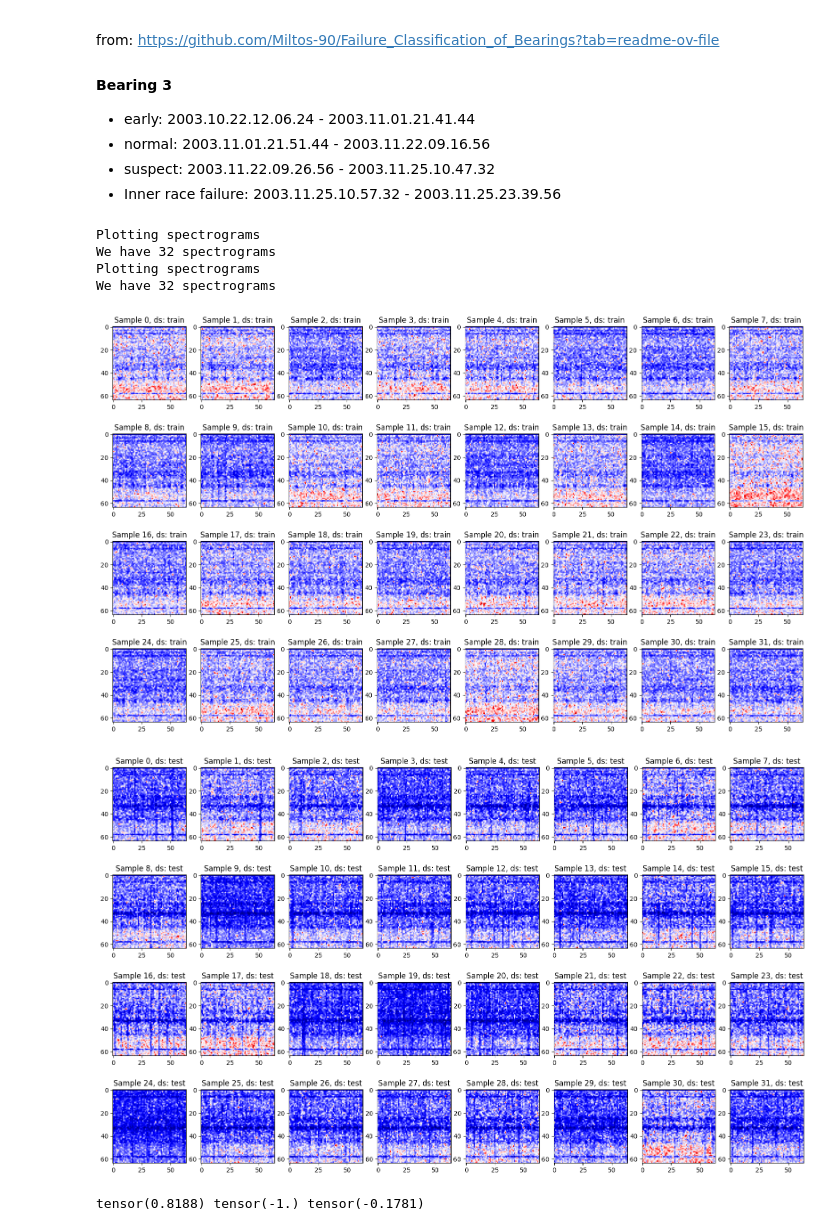
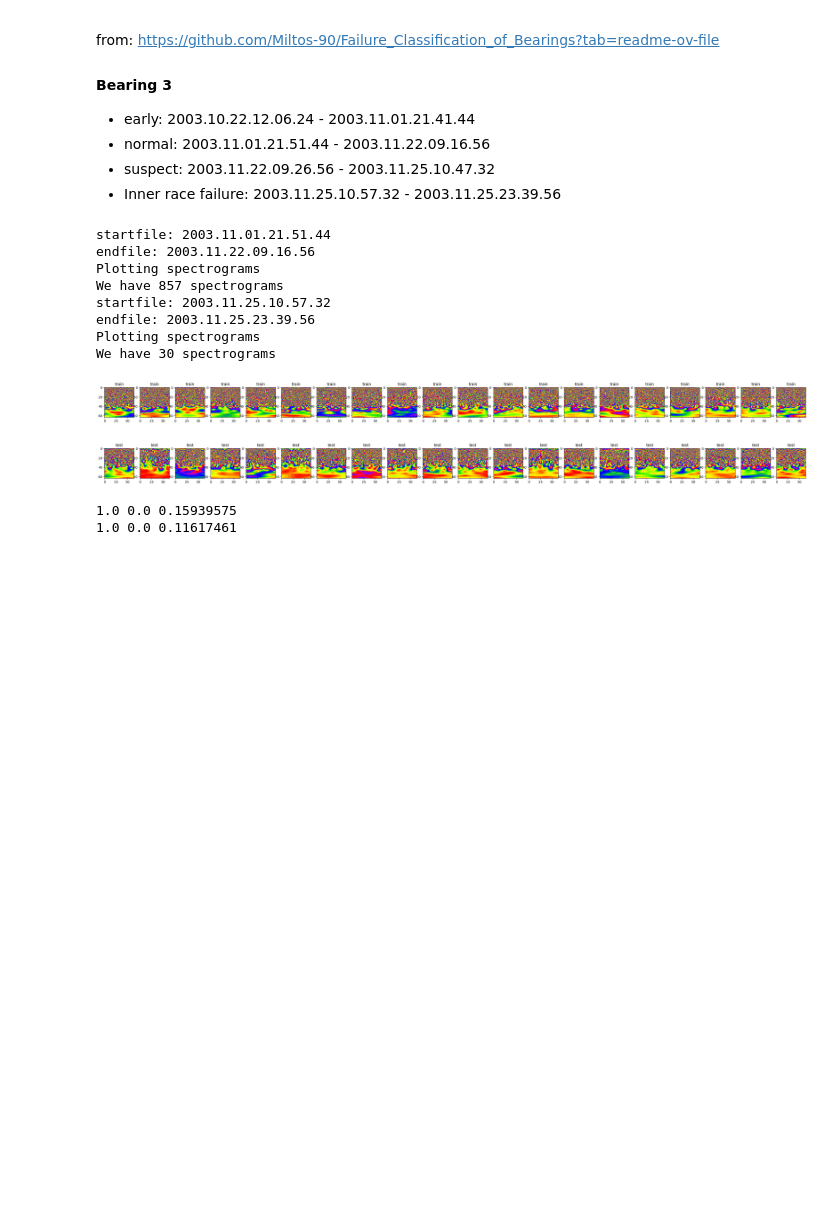
Before and after one commit to bitmorse/bearings-max78000, a Jupyter notebook: make_dataset.ipynb, the cells around one changed output. Cells and saved outputs as stored; diff of their text form; code cells hidden in the pictures; blank space fills up the shorter version.

```diff
--- a/make_dataset.ipynb
+++ b/make_dataset.ipynb
@@ -211,6 +239,8 @@ from: https://github.com/Miltos-90/Failure_Classification_of_Bearings?tab=readme
 def create_torch_nasa_spectrograms(experiments_data, experiment_files, name="train", startfile = "2003.11.01.21.51.44", endfile= "2003.11.22.09.16.56", bearing=3, experiment="1", save=False, plot=False):
 
     if startfile.__class__ == str:
+        print("startfile: %s" % startfile)
+        print("endfile: %s" % endfile)
         index_start = experiments_data[experiment]['bearing%s_keys'%bearing].index(startfile)
         index_end = experiments_data[experiment]['bearing%s_keys'%bearing].index(endfile)
     else:
@@ -219,51 +249,63 @@ def create_torch_nasa_spectrograms(experiments_data, experiment_files, name="tra
 
     training_files = experiment_files[experiment][index_start:index_end]
     training_data = experiments_data[experiment]['bearing%s_values'%bearing][index_start:index_end]
     training_data = np.stack(training_data) #each row is 1 second of data, taken every 10 minutes
 
     #generate spectrograms
     all_training_sample_spectrograms = []
     for i in range(0, len(training_data)):
-        traiing_sample_window = create_windows(training_data[i], window_type='regular', window_length=256, overlap_length=0)
-        training_sample_spectrograms = create_stft_spectrograms(traiing_sample_window, stft_overlap=0, stft_window_length=64, fft_length=128)
+        if plot and np.random.rand() > 0.1:
+            #skip 90% of the data if we are plotting
+            continue
+        else:
+            training_sample_window = create_windows(training_data[i], window_type='regular', window_length=640, overlap_length=0)
 
-        all_training_sample_spectrograms.append(training_sample_spectrograms)
+            for window in training_sample_window:
+                if plot and np.random.rand() > 0.2:
+                    #skip 90% of the data if we are plotting
+                    continue
+                else:
+                    all_training_sample_spectrograms.append(cwt_features(window))
 
-        if plot and i > 30:
-            break
 
-    #create torch dataset
-    all_training_sample_spectrograms = np.vstack(all_training_sample_spectrograms)
-    all_training_sample_spectrograms = torch.from_numpy(all_training_sample_spectrograms).float()
+
+    all_training_sample_spectrograms = np.stack(all_training_sample_spectrograms)
 
     if save:
         print("we have %s normal training samples of %s x %s stft spectrograms" % (all_training_sample_spectrograms.shape[0], all_training_sample_spectrograms.shape[1], all_training_sample_spectrograms.shape[2]))
         #save the dataset
         torch.save(all_training_sample_spectrograms, "%s_%s_exp%s_b%s_spectrograms.pt" % (DATASET_NAME,name,experiment,bearing))
         os.system("ls")
 
     if plot:
         #create subplot
-        fig, axs = plt.subplots(4, 8, figsize=(20, 12))
         print("Plotting spectrograms")
         print("We have %s spectrograms" % all_training_sample_spectrograms.shape[0])
-        for i in range(0, all_training_sample_spectrograms.shape[0]):
-            axs[i // 8, i % 8].imshow(all_training_sample_spectrograms[i].numpy(), cmap='seismic')
-            axs[i // 8, i % 8].set_title("Sample %s, ds: %s" % (i, name))
+        plt.figure(figsize=(40, 5))
+        for i in range(0, 20):
+            plt.subplot(2, 20, i+1)
+            plt.title(name)
+            plt.imshow(all_training_sample_spectrograms[i],cmap='prism')
 
     return all_training_sample_spectrograms
 
 train = create_torch_nasa_spectrograms(experiments_data, experiment_files, name="train", startfile = "2003.11.01.21.51.44", endfile= "2003.11.22.09.16.56", bearing=3, experiment="1", save=False, plot=True)
 test = create_torch_nasa_spectrograms(experiments_data, experiment_files, name="test", startfile = "2003.11.25.10.57.32", endfile= "2003.11.25.23.39.56", bearing=3, experiment="1", save=False, plot=True)
 # %% [output]
+startfile: 2003.11.01.21.51.44
+endfile: 2003.11.22.09.16.56
 Plotting spectrograms
-We have 32 spectrograms
+We have 857 spectrograms
+startfile: 2003.11.25.10.57.32
+endfile: 2003.11.25.23.39.56
 Plotting spectrograms
-We have 32 spectrograms
+We have 30 spectrograms
-[figure, old version]
+[figure, new version]
-[figure, old version]
+[figure, new version]
 # %%
 print(train[0].max(), train[0].min(), train[0].mean())
+print(test[0].max(), test[0].min(), test[0].mean())
 # %% [output]
-tensor(0.8188) tensor(-1.) tensor(-0.1781)
+1.0 0.0 0.15939575
+1.0 0.0 0.11617461
 # %%
```
Also changed, not shown: parts of 7 cells of this notebook, 2 other files.
